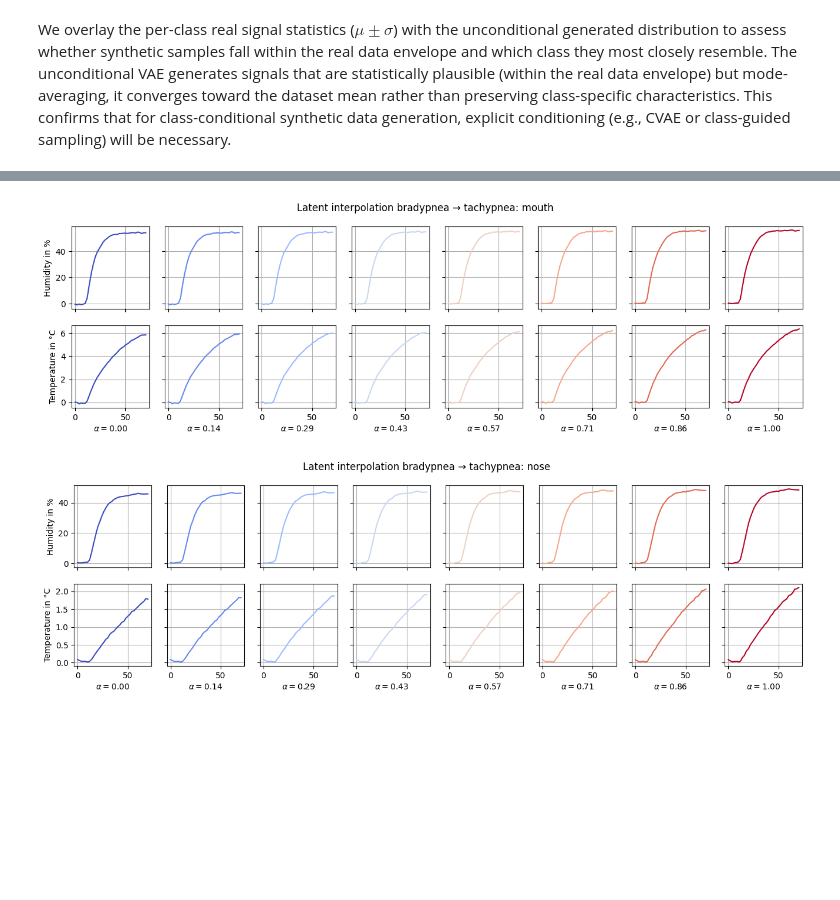
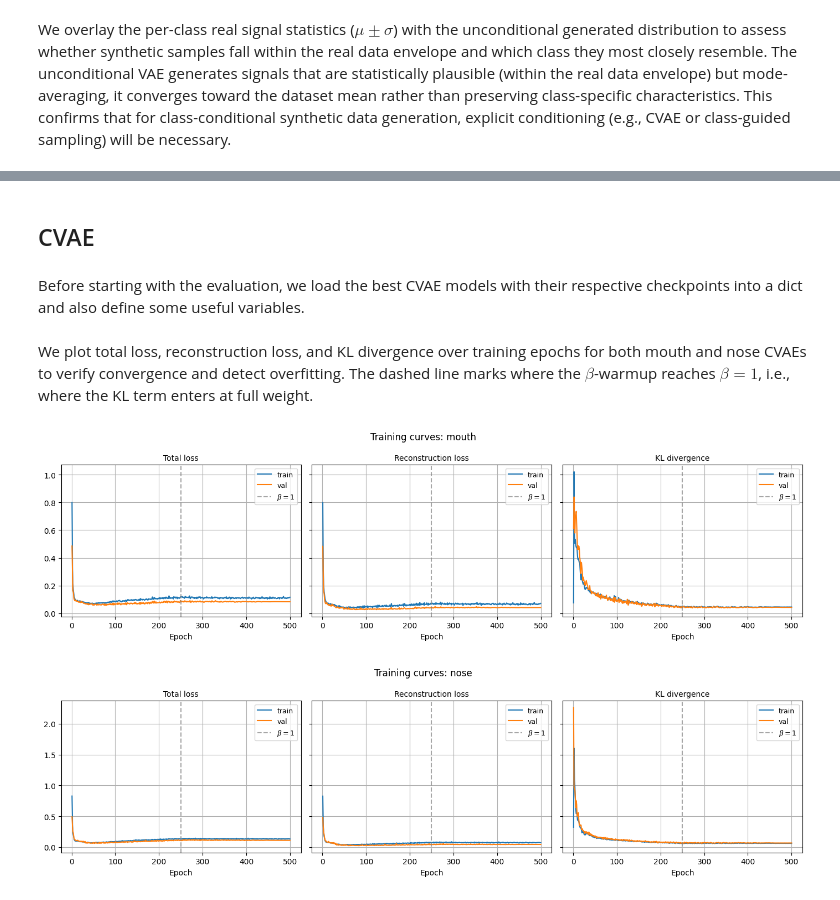
Before and after one commit to leon-rny/neural-network-breath-modeling, a Jupyter notebook: vae_evaluation.ipynb, the cells around one changed output, grey strips where cells are left out. Saved outputs shown, nothing was run; the diff lists cells and outputs as text; code cells hidden in the pictures; blank space fills up the shorter version.

```diff
--- a/vae_evaluation.ipynb
+++ b/vae_evaluation.ipynb
@@ -319,47 +281,4 @@ We linearly interpolate between the latent encodings of a bradypnea and a tachyp
-# %%
-n_steps=8
-for region in regions:
-    train_ds = datasets[region]['train']
-    model = models[region]
-    model.eval()
-    mean_s = train_ds.stats['mean'][:, None]
-    std_s  = train_ds.stats['std'][:, None]
-    def denorm(x): return x * std_s + mean_s
-
-    # find one bradypnea (0) and one tachypnea (2) sample
-    idx_a = idx_b = None
-    for i in range(len(train_ds)):
-        _, _, label = train_ds[i]
-        if idx_a is None and label == 0:
-            idx_a = i
-        if idx_b is None and label == 2:
-            idx_b = i
-        if idx_a is not None and idx_b is not None:
-            break
-
-    sig_a = train_ds[idx_a][0].unsqueeze(0).to(device)
-    sig_b = train_ds[idx_b][0].unsqueeze(0).to(device)
-    with torch.no_grad():
-        mu_a, _ = model.encoder(sig_a)
-        mu_b, _ = model.encoder(sig_b)
-
-    alphas  = torch.linspace(0, 1, n_steps, device=device)
-    time_np = train_ds[0][1].numpy()
-    cmap    = plt.cm.coolwarm
-
-    fig, axes = plt.subplots(2, n_steps, figsize=(16, 4), sharex=True, sharey='row')
-    fig.suptitle(f'Latent interpolation bradypnea → tachypnea: {region}')
-    with torch.no_grad():
-        for col, alpha in enumerate(alphas):
-            z     = (1 - alpha) * mu_a + alpha * mu_b
-            x_hat = denorm(model.decoder(z).squeeze(0).cpu().numpy())
-            for row in range(2):
-                axes[row, col].plot(time_np, x_hat[row], color=cmap(alpha.item()))
-                axes[row, col].grid()
-                if col == 0:
-                    axes[row, col].set_ylabel(channel_names[row])
-                if row == 1:
-                    axes[row, col].set_xlabel(rf'$\alpha={alpha:.2f}$')
-# %% [output]
-[figure, removed]
-[figure, removed]
+# %% [markdown]
+## CVAE
+# %% [markdown]
+Before starting with the evaluation, we load the best CVAE models with their respective checkpoints into a dict and also define some useful variables.
@@ -365,0 +316,26 @@ for region in regions:
+# %% [markdown]
+We plot total loss, reconstruction loss, and KL divergence over training epochs for both mouth and nose CVAEs to verify convergence and detect overfitting. The dashed line marks where the $\beta$-warmup reaches $\beta=1$, i.e., where the KL term enters at full weight.
+# %%
+for region in regions:
+    path = f'results/cvae/train_{region}.csv'
+    hist = pd.read_csv(path)
+    beta1_epoch = hist.loc[hist['beta'] >= 1.0, 'epoch'].min()
+
+    fig, axes = plt.subplots(1, 3, figsize=(14, 4), sharey=True)
+    fig.suptitle(f'Training curves: {region}')
+    pairs = [('train_loss', 'val_loss', 'Total loss'),
+            ('train_recon', 'val_recon','Reconstruction loss'),
+            ('train_kl', 'val_kl', 'KL divergence')]
+    for ax, (tr_col, vl_col, title) in zip(axes, pairs):
+        ax.plot(hist['epoch'], hist[tr_col], label='train')
+        ax.plot(hist['epoch'], hist[vl_col], label='val')
+        ax.axvline(beta1_epoch, color='gray', linestyle='--', alpha=0.7, label=r'$\beta=1$')
+        ax.set_title(title)
+        ax.set_xlabel('Epoch')
+        ax.legend()
+        ax.grid()
+    plt.tight_layout()
+    plt.show()
+# %% [output]
+[figure, added]
+[figure, added]
```
Also changed, not shown: parts of 23 cells of this notebook, 10 other files.
